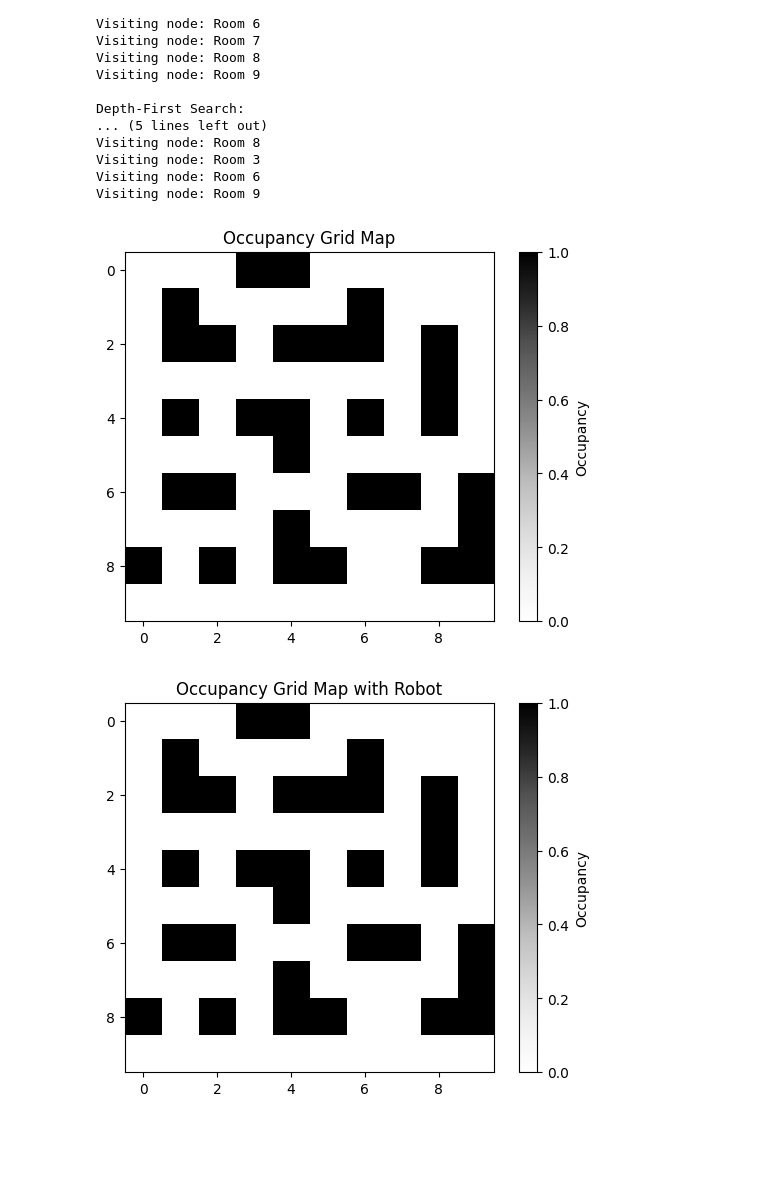
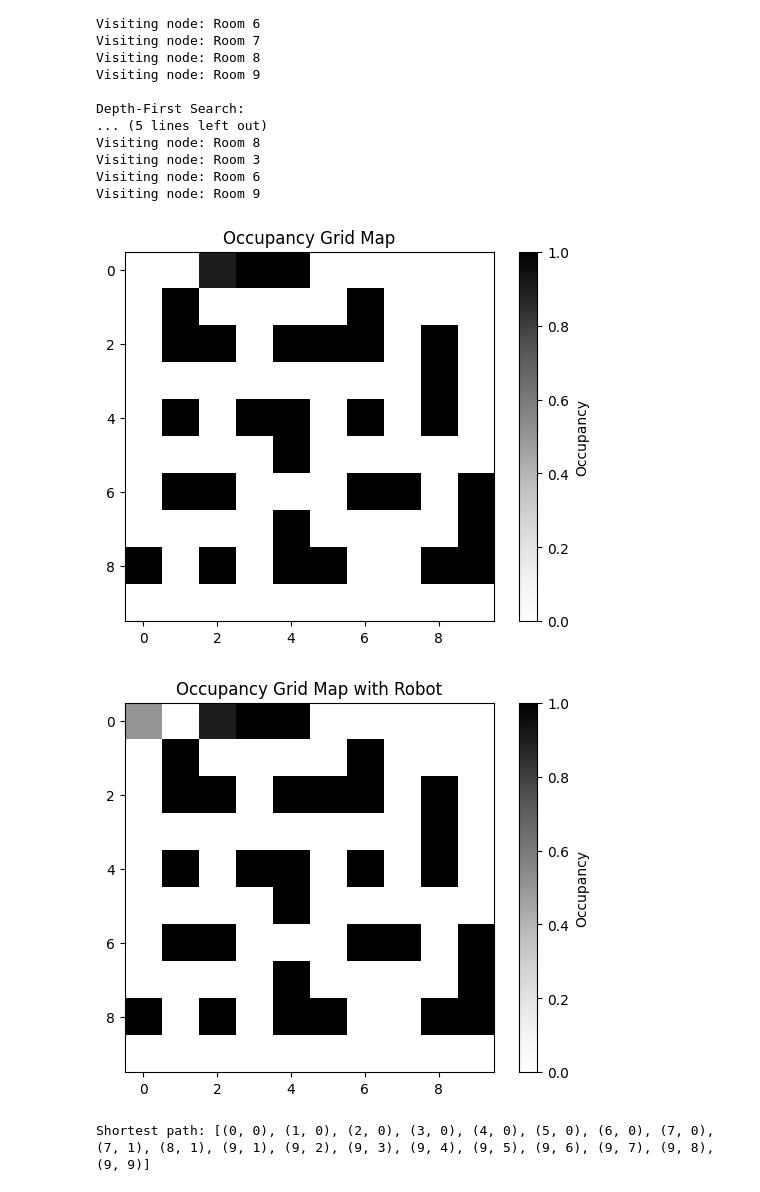
Before and after one commit to vkjadon/ros2, a Jupyter notebook: ds_robot.ipynb, the cells around one changed output. Saved outputs shown, nothing was run; the diff lists cells and outputs as text; code cells hidden in the pictures; blank space fills up the shorter version.

```diff
--- a/ds_robot.ipynb
+++ b/ds_robot.ipynb
@@ -501,7 +501,7 @@ import matplotlib.pyplot as plt
 
 # Define a 10x10 grid map (0 = free space, 1 = obstacle)
 occupancy_grid_map = np.array([
-    [0, 0, 0, 1, 1, 0, 0, 0, 0, 0],
+    [0, 0, 0.9, 1, 1, 0, 0, 0, 0, 0],
     [0, 1, 0, 0, 0, 0, 1, 0, 0, 0],
     [0, 1, 1, 0, 1, 1, 1, 0, 1, 0],
     [0, 0, 0, 0, 0, 0, 0, 0, 1, 0],
@@ -523,20 +523,20 @@ def display_grid_map(grid_map):
 # Display the grid map
 display_grid_map(occupancy_grid_map)
 # %% [output]
-[figure, old version]
+[figure, new version]
 # %%
 # Define the robot's starting position
 robot_position = [0, 0]  # Top-left corner
 
 def display_grid_with_robot(grid_map, robot_position):
     grid_with_robot = grid_map.copy()
-    # grid_with_robot[robot_position[0], robot_position[1]] = 0.5  # Represent robot as 0.5
+    grid_with_robot[robot_position[0], robot_position[1]] = 0.5  # Represent robot as 0.5
     plt.imshow(grid_with_robot, cmap='Greys', origin='upper')
     plt.colorbar(label="Occupancy")
     plt.title("Occupancy Grid Map with Robot")
     plt.show()
 
 # Display the grid with the robot
 display_grid_with_robot(occupancy_grid_map, robot_position)
 # %% [output]
-[figure, old version]
+[figure, new version]
@@ -542,0 +545,50 @@ display_grid_with_robot(occupancy_grid_map, robot_position)
+# %%
+from collections import deque
+
+# Define the possible moves (up, down, left, right)
+MOVES = [(-1, 0), (1, 0), (0, -1), (0, 1)]
+
+def is_valid_move(x, y, grid, visited):
+    # Check if the move is within the grid and the cell is free and not visited
+    rows, cols = len(grid), len(grid[0])
+    return 0 <= x < rows and 0 <= y < cols and grid[x][y] == 0 and not visited[x][y]
+
+def bfs_shortest_path(grid, start, goal):
+    # Queue to store the (position, path) and visited array
+    queue = deque([(start, [start])])
+    visited = [[False] * len(grid[0]) for _ in range(len(grid))]
+
+    # Mark the start as visited
+    visited[start[0]][start[1]] = True
+
+    while queue:
+        (x, y), path = queue.popleft()
+
+        # If the goal is reached, return the path
+        if (x, y) == goal:
+            return path
+
+        # Explore all possible moves
+        for move in MOVES:
+            new_x, new_y = x + move[0], y + move[1]
+            if is_valid_move(new_x, new_y, grid, visited):
+                visited[new_x][new_y] = True
+                queue.append(((new_x, new_y), path + [(new_x, new_y)]))
+
+    # If the goal is unreachable, return None
+    return None
+
+# Example usage:
+start_position = (0, 0)
+goal_position = (9, 9)
+
+# Call the BFS function to find the shortest path
+shortest_path = bfs_shortest_path(occupancy_grid_map, start_position, goal_position)
+
+# Print the result
+if shortest_path:
+    print("Shortest path:", shortest_path)
+else:
+    print("No path found to the goal.")
+# %% [output]
+Shortest path: [(0, 0), (1, 0), (2, 0), (3, 0), (4, 0), (5, 0), (6, 0), (7, 0), (7, 1), (8, 1), (9, 1), (9, 2), (9, 3), (9, 4), (9, 5), (9, 6), (9, 7), (9, 8), (9, 9)]
```
Also changed, not shown: parts of 6 cells of this notebook.
